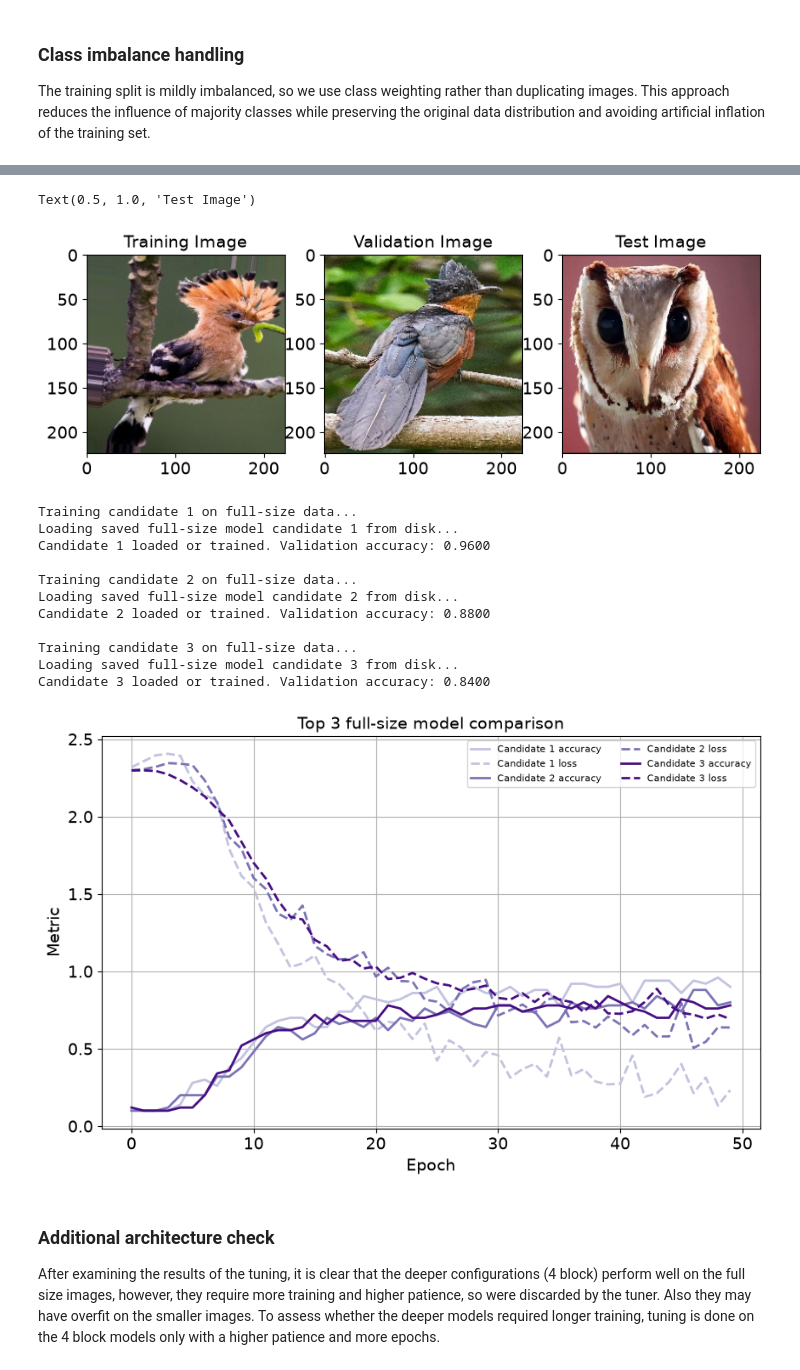
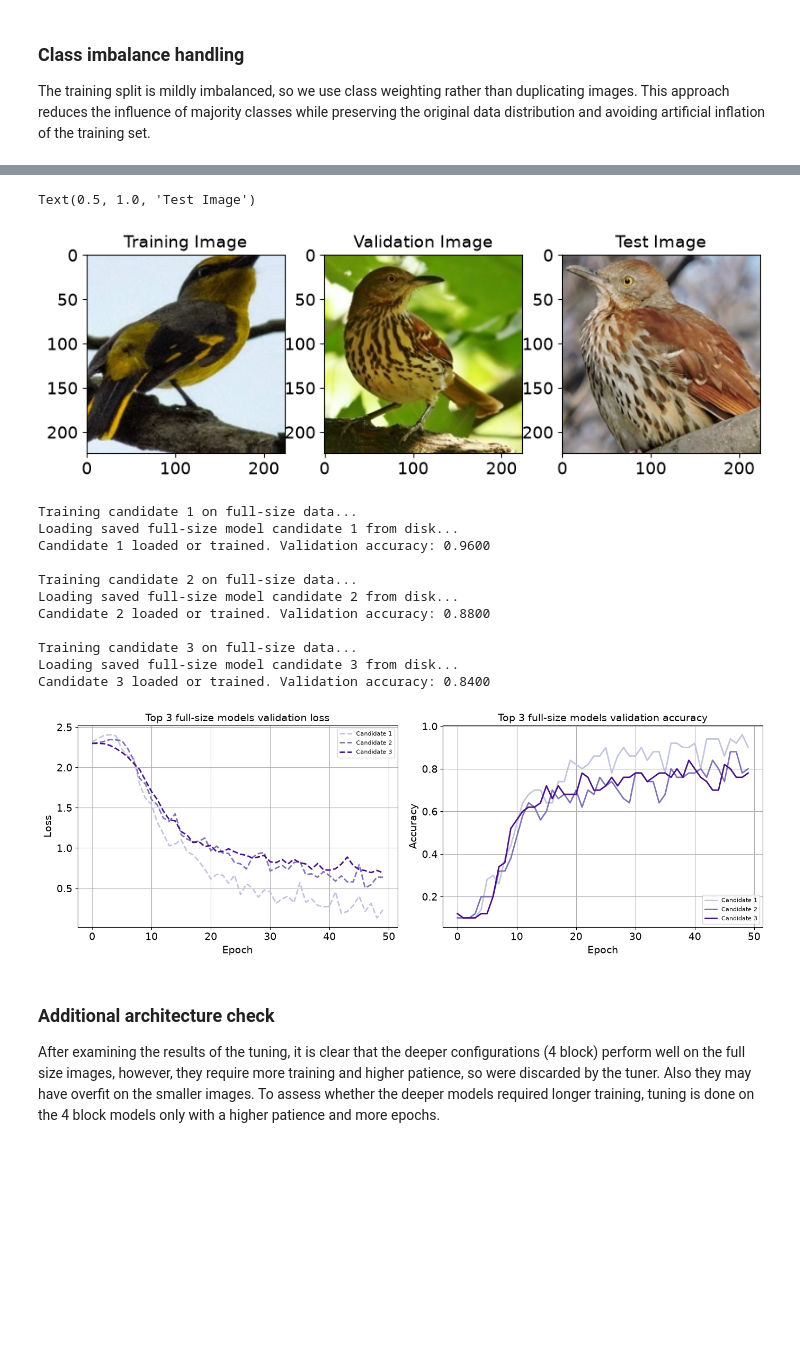
Before and after one commit to laurxn87/advanced_ml, a Jupyter notebook: advanced_ml/cnn/final.ipynb, the cells around one changed output, grey strips where cells are left out. Saved outputs shown, nothing was run; the diff lists cells and outputs as text; code cells hidden in the pictures; blank space fills up the shorter version.

```diff
--- a/advanced_ml/cnn/final.ipynb
+++ b/advanced_ml/cnn/final.ipynb
@@ -436,21 +424,25 @@ X_train_full = train_full.flow_from_directory(
     str(P1_TRAIN_DIR),
     target_size=(224, 224),
     batch_size=32,
-    class_mode='categorical'
+    class_mode='categorical',
+    shuffle=True
 )
 
 X_test_full = test_full.flow_from_directory(
     str(P1_TEST_DIR),
     target_size=(224, 224),
     batch_size=32,
-    class_mode='categorical'
+    class_mode='categorical',
+    shuffle=False
 )
 
 X_valid_full = val_full.flow_from_directory(
     str(P1_VALID_DIR),
     target_size=(224, 224),
     batch_size=32,
-    class_mode='categorical'
+    class_mode='categorical',
+    shuffle=False
+
 )
 # %% [output]
 Found 1546 images belonging to 10 classes.
@@ -524,7 +517,7 @@ plt.imshow(X_test_full[0][0][0])
 plt.title('Test Image')
 # %% [output]
 Text(0.5, 1.0, 'Test Image')
-[figure, old version]
+[figure, new version]
 # %%
 top_hps = tuner.get_best_hyperparameters(3)
 all_histories = []
@@ -592,57 +585,61 @@ for i, hp in enumerate(top_hps, 1):
 
     all_histories.append(history)
     val_acc = max(history.history["val_accuracy"])
     trained_full_models.append((i, model, val_acc))
     print(f"Candidate {i} loaded or trained. Validation accuracy: {val_acc:.4f}")
 
-# Plot the top 3 full-size model comparison
-plt.figure(figsize=(10, 6))
+# Plot separate validation loss and accuracy comparisons for the top 3 full-size models.
+# Show validation loss and accuracy side by side for each candidate.
 colors = plt.cm.Purples(np.linspace(0.35, 0.95, len(all_histories)))
+fig, axes = plt.subplots(1, 2, figsize=(14, 5))
 
 for i, history in enumerate(all_histories, 1):
     epochs = np.arange(len(history.history["val_accuracy"]))
     color = colors[i - 1]
-    plt.plot(
+    axes[0].plot(
+        epochs,
+        history.history["val_loss"],
+        label=f"Candidate {i}",
+        color=color,
+        linewidth=2,
+        linestyle="--"
+    )
+    axes[1].plot(
         epochs,
         history.history["val_accuracy"],
-        label=f"Candidate {i} accuracy",
-        color=color,
-        linewidth=2
-    )
-    plt.plot(
-        epochs,
-        history.history["val_loss"],
-        linestyle="--",
-        label=f"Candidate {i} loss",
+        label=f"Candidate {i}",
         color=color,
         linewidth=2
     )
 
-plt.xlabel("Epoch")
-plt.ylabel("Metric")
-plt.title("Top 3 full-size model comparison")
-plt.legend(loc="upper right", fontsize=8, ncol=2)
-plt.grid(True)
-plt.savefig(ARTIFACTS_DIR / "full_size_model_comparison.png", dpi=150, bbox_inches="tight")
+axes[0].set_title("Top 3 full-size models validation loss")
+axes[0].set_xlabel("Epoch")
+axes[0].set_ylabel("Loss")
+axes[0].legend(loc="upper right", fontsize=8)
+axes[0].grid(True)
+
+axes[1].set_title("Top 3 full-size models validation accuracy")
+axes[1].set_xlabel("Epoch")
+axes[1].set_ylabel("Accuracy")
+axes[1].legend(loc="lower right", fontsize=8)
+axes[1].grid(True)
+
+fig.tight_layout()
+fig.savefig(ARTIFACTS_DIR / "full_size_model_validation_metrics.png", dpi=150, bbox_inches="tight")
 plt.show()
-
-
-for item in sorted(results, key=lambda x: x[2], reverse=True):
-
-    print(f"Candidate {item[0]}: val_accuracy={item[2]:.4f}, params={item[1]}")
 # %% [output]
 Training candidate 1 on full-size data...
 Loading saved full-size model candidate 1 from disk...
 Candidate 1 loaded or trained. Validation accuracy: 0.9600
 
 Training candidate 2 on full-size data...
 Loading saved full-size model candidate 2 from disk...
 Candidate 2 loaded or trained. Validation accuracy: 0.8800
 
 Training candidate 3 on full-size data...
 Loading saved full-size model candidate 3 from disk...
 Candidate 3 loaded or trained. Validation accuracy: 0.8400
-[figure, old version]
+[figure, new version]
 # %% [markdown]
 ### Additional architecture check
 
```
Also changed, not shown: parts of 22 cells of this notebook, 23 other files.
